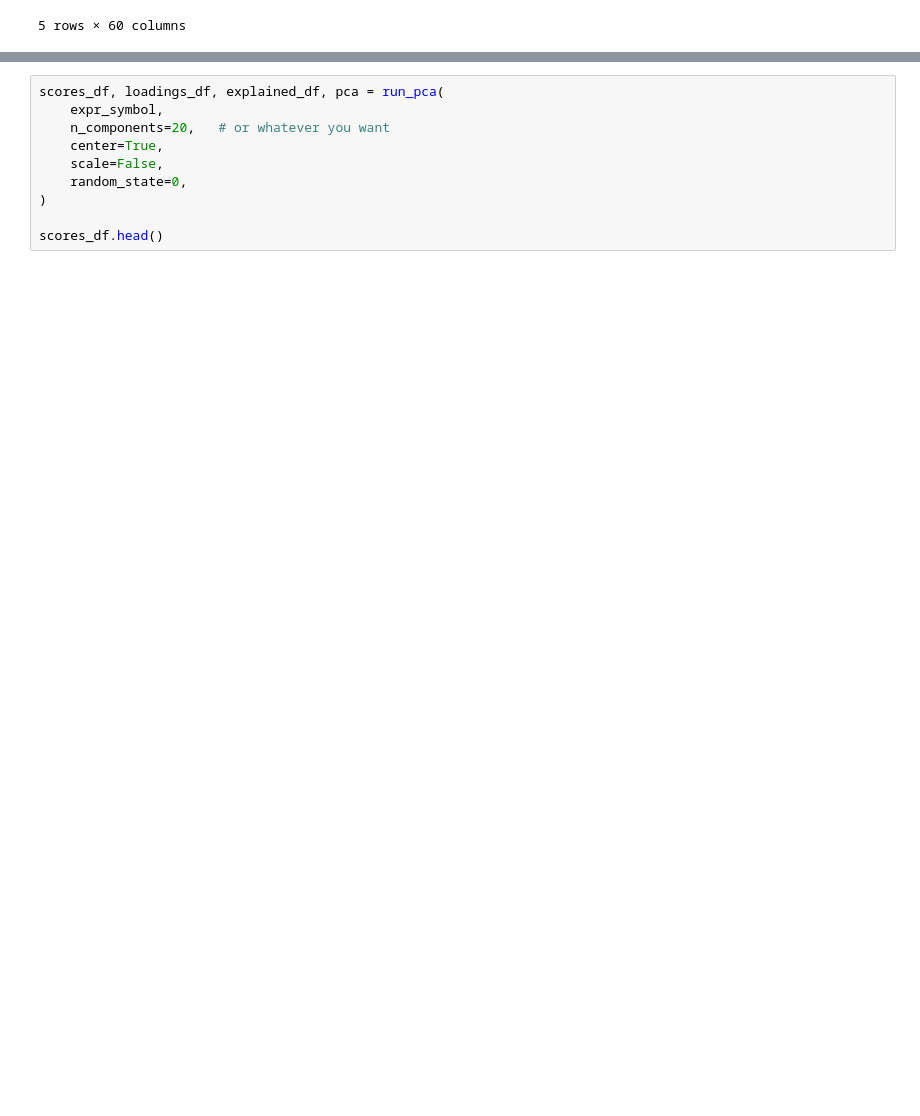
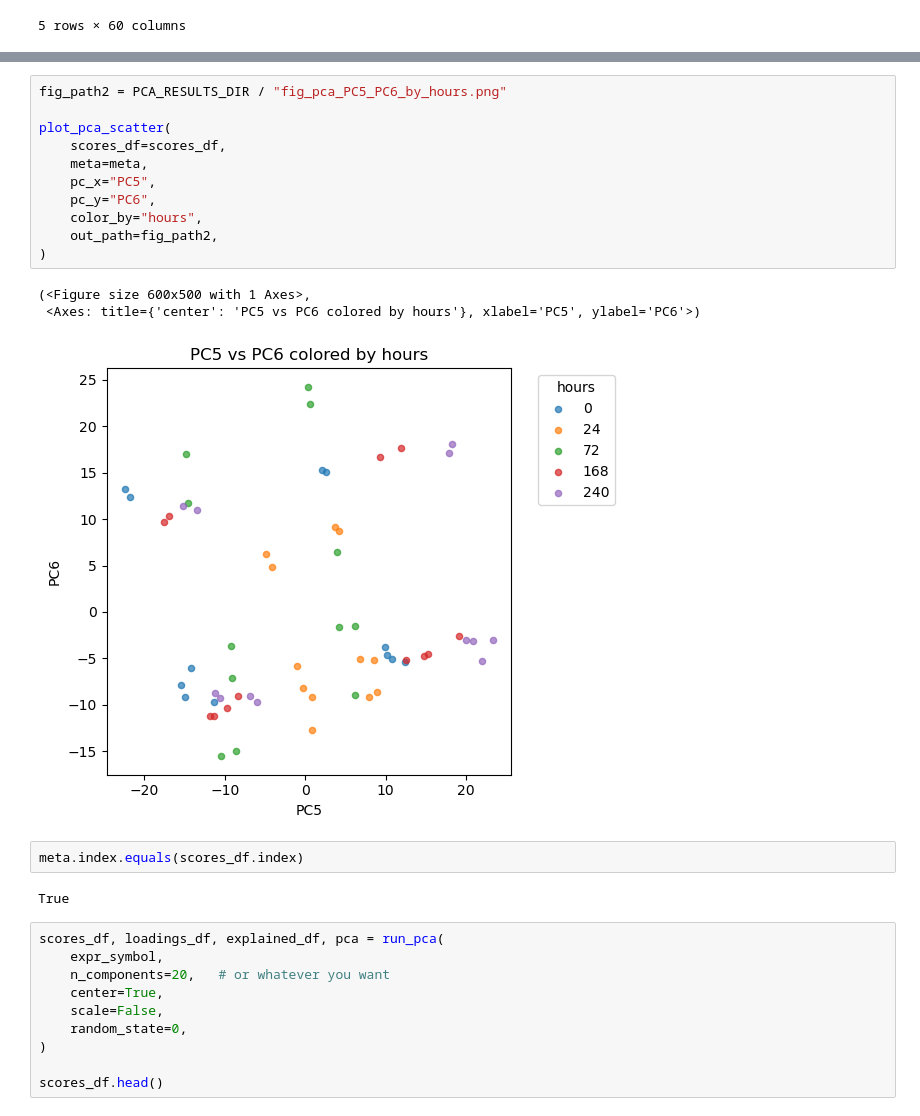
Before and after one commit to AnaBioAI/crispr_carT_AI_analysis, a Jupyter notebook: notebooks/A01_crispr_cart_pca_summary.ipynb/A01_crispr_cart_pca_summary.ipynb, the cells around one changed output, grey strips where cells are left out. Cells and saved outputs as stored; diff of their text form; blank space fills up the shorter version.

```diff
--- a/notebooks/A01_crispr_cart_pca_summary.ipynb/A01_crispr_cart_pca_summary.ipynb
+++ b/notebooks/A01_crispr_cart_pca_summary.ipynb/A01_crispr_cart_pca_summary.ipynb
@@ -116,3 +176,22 @@ meta.head()
+# %%
+fig_path2 = PCA_RESULTS_DIR / "fig_pca_PC5_PC6_by_hours.png"
+
+plot_pca_scatter(
+    scores_df=scores_df,
+    meta=meta,
+    pc_x="PC5",
+    pc_y="PC6",
+    color_by="hours",
+    out_path=fig_path2,
+)
+# %% [output]
+(<Figure size 600x500 with 1 Axes>,
+ <Axes: title={'center': 'PC5 vs PC6 colored by hours'}, xlabel='PC5', ylabel='PC6'>)
+[figure, added]
+# %%
+meta.index.equals(scores_df.index)
+# %% [output]
+True
 # %%
 scores_df, loadings_df, explained_df, pca = run_pca(
     expr_symbol,
```
Also changed, not shown: parts of 20 cells of this notebook, 7 other files.
